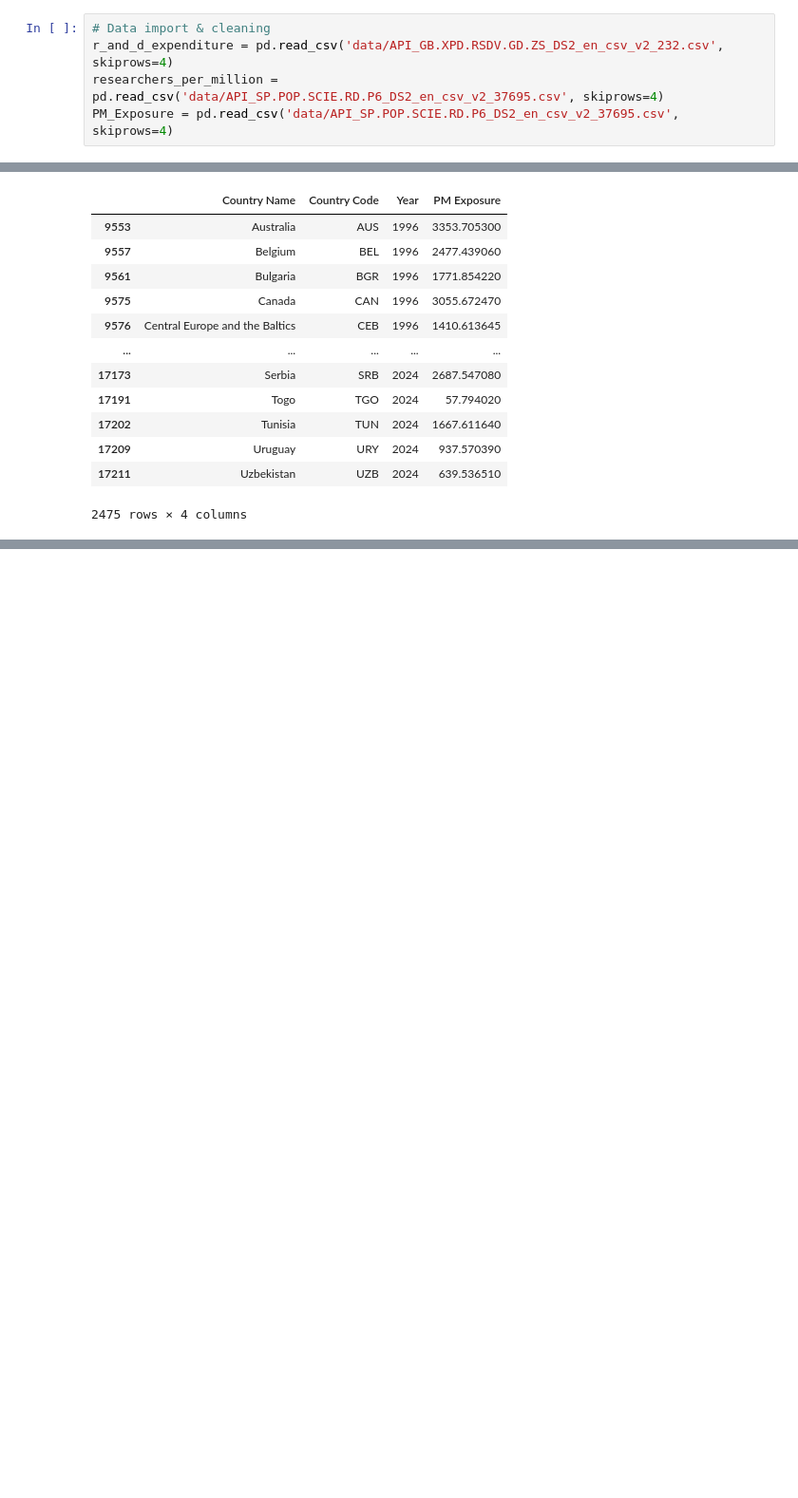
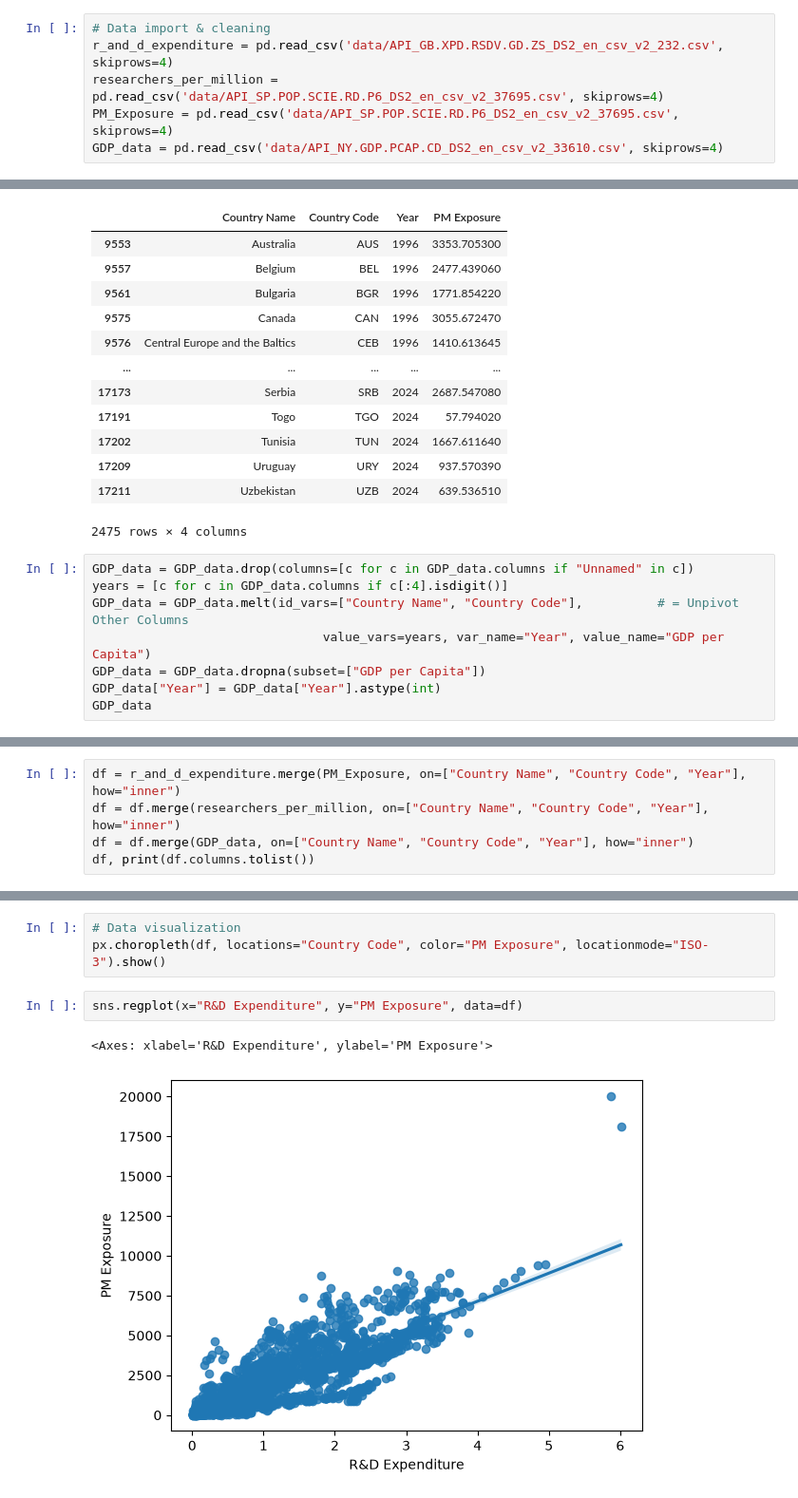
Before and after one commit to Zavvnr/Zavier-ISS-Presentation-Data, a Jupyter notebook: visualization.ipynb, the cells around one changed output, grey strips where cells are left out. Shown at 95% size. Drawn from its saved outputs; the diff is of its cells as text; blank space fills up the shorter version.

Commit message:
Added visualizations

```diff
--- a/visualization.ipynb
+++ b/visualization.ipynb
@@ -29,6 +33,7 @@ import statsmodels.api as sm
 r_and_d_expenditure = pd.read_csv('data/API_GB.XPD.RSDV.GD.ZS_DS2_en_csv_v2_232.csv', skiprows=4)
 researchers_per_million = pd.read_csv('data/API_SP.POP.SCIE.RD.P6_DS2_en_csv_v2_37695.csv', skiprows=4)
 PM_Exposure = pd.read_csv('data/API_SP.POP.SCIE.RD.P6_DS2_en_csv_v2_37695.csv', skiprows=4)
+GDP_data = pd.read_csv('data/API_NY.GDP.PCAP.CD_DS2_en_csv_v2_33610.csv', skiprows=4)
 # %%
 r_and_d_expenditure
 # %% [output]
@@ -143,3 +164,11 @@ PM_Exposure
 | 17209 | Uruguay | URY | 2024 | 937.570390 |
 | 17211 | Uzbekistan | UZB | 2024 | 639.536510 |
 2475 rows × 4 columns
+# %%
+GDP_data = GDP_data.drop(columns=[c for c in GDP_data.columns if "Unnamed" in c])
+years = [c for c in GDP_data.columns if c[:4].isdigit()]
+GDP_data = GDP_data.melt(id_vars=["Country Name", "Country Code"],          # = Unpivot Other Columns
+                               value_vars=years, var_name="Year", value_name="GDP per Capita")
+GDP_data = GDP_data.dropna(subset=["GDP per Capita"])
+GDP_data["Year"] = GDP_data["Year"].astype(int)
+GDP_data
@@ -145,0 +189,5 @@ PM_Exposure
+# %%
+df = r_and_d_expenditure.merge(PM_Exposure, on=["Country Name", "Country Code", "Year"], how="inner")
+df = df.merge(researchers_per_million, on=["Country Name", "Country Code", "Year"], how="inner")
+df = df.merge(GDP_data, on=["Country Name", "Country Code", "Year"], how="inner")
+df, print(df.columns.tolist())
@@ -145,0 +213,8 @@ PM_Exposure
+# %%
+# Data visualization
+px.choropleth(df, locations="Country Code", color="PM Exposure", locationmode="ISO-3").show()
+# %%
+sns.regplot(x="R&D Expenditure", y="PM Exposure", data=df)
+# %% [output]
+<Axes: xlabel='R&D Expenditure', ylabel='PM Exposure'>
+[figure, added]
```
Also changed, not shown: parts of 6 cells of this notebook, 1 other file.
